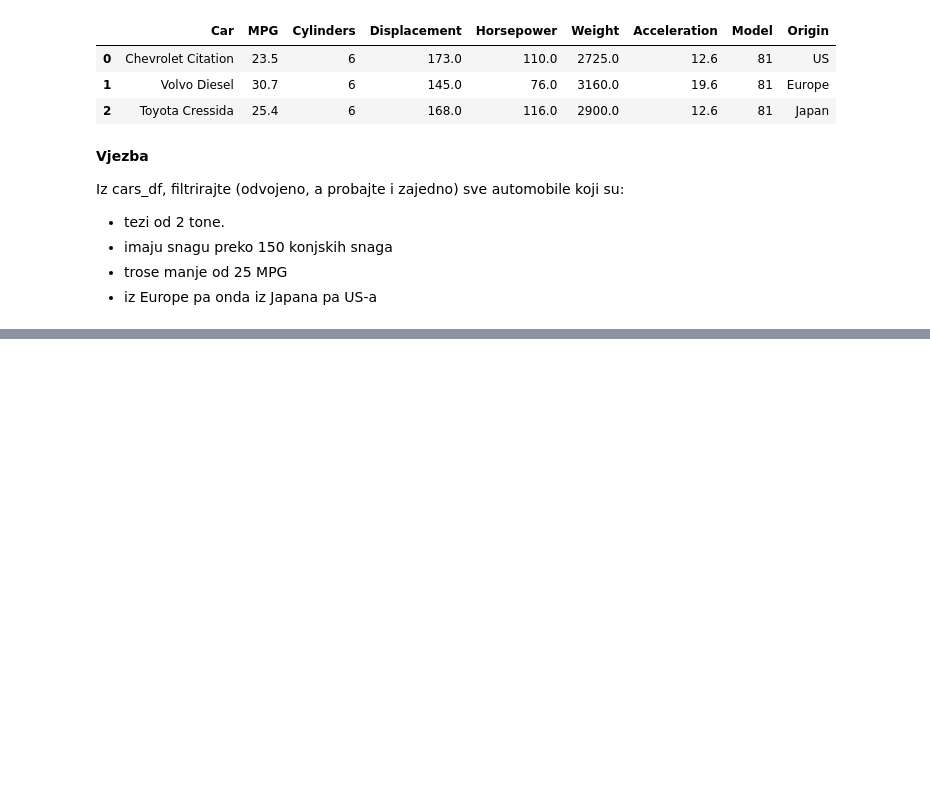
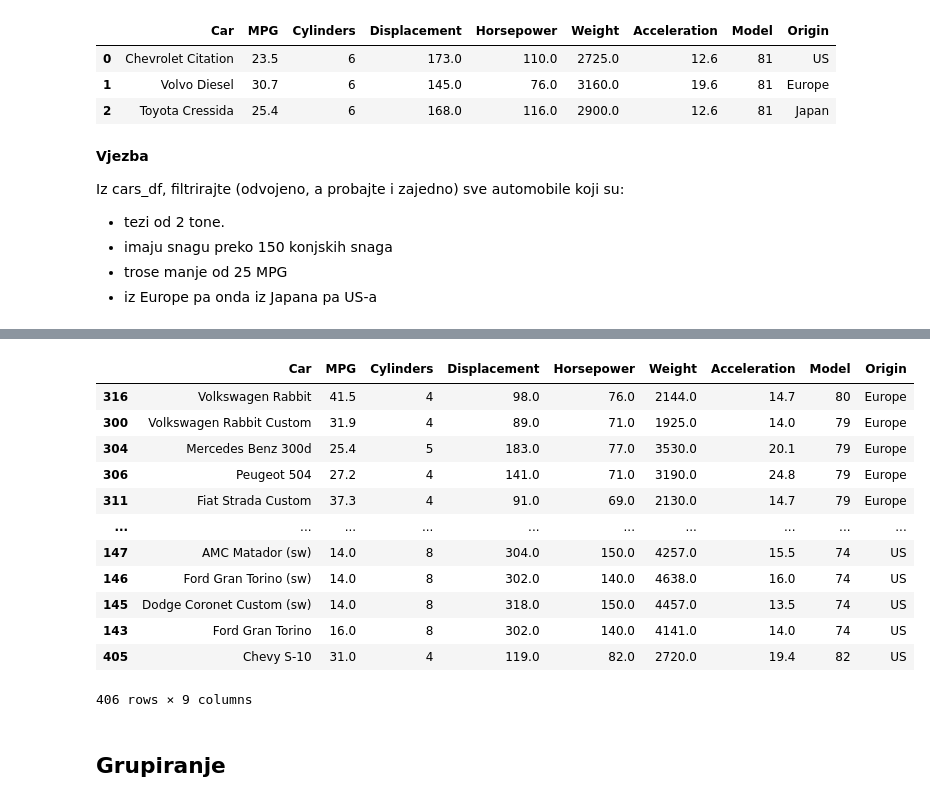
Before and after one commit to Josip996/pyds-ponavljanje, a Jupyter notebook: 3_vjezba_uvod_pandas.ipynb, the cells around one changed output, grey strips where cells are left out. Drawn from its saved outputs; the diff is of its cells as text; code cells hidden in the pictures; blank space fills up the shorter version.

```diff
--- a/3_vjezba_uvod_pandas.ipynb
+++ b/3_vjezba_uvod_pandas.ipynb
@@ -1054,0 +1097,18 @@ Iz cars_df, filtrirajte (odvojeno, a probajte i zajedno) sve automobile koji su:
+# %%
+cars_df.sort_values(by=['Origin'])
+# %% [output]
+|  | Car | MPG | Cylinders | Displacement | Horsepower | Weight | Acceleration | Model | Origin |
+| 316 | Volkswagen Rabbit | 41.5 | 4 | 98.0 | 76.0 | 2144.0 | 14.7 | 80 | Europe |
+| 300 | Volkswagen Rabbit Custom | 31.9 | 4 | 89.0 | 71.0 | 1925.0 | 14.0 | 79 | Europe |
+| 304 | Mercedes Benz 300d | 25.4 | 5 | 183.0 | 77.0 | 3530.0 | 20.1 | 79 | Europe |
+| 306 | Peugeot 504 | 27.2 | 4 | 141.0 | 71.0 | 3190.0 | 24.8 | 79 | Europe |
+| 311 | Fiat Strada Custom | 37.3 | 4 | 91.0 | 69.0 | 2130.0 | 14.7 | 79 | Europe |
+| ... | ... | ... | ... | ... | ... | ... | ... | ... | ... |
+| 147 | AMC Matador (sw) | 14.0 | 8 | 304.0 | 150.0 | 4257.0 | 15.5 | 74 | US |
+| 146 | Ford Gran Torino (sw) | 14.0 | 8 | 302.0 | 140.0 | 4638.0 | 16.0 | 74 | US |
+| 145 | Dodge Coronet Custom (sw) | 14.0 | 8 | 318.0 | 150.0 | 4457.0 | 13.5 | 74 | US |
+| 143 | Ford Gran Torino | 16.0 | 8 | 302.0 | 140.0 | 4141.0 | 14.0 | 74 | US |
+| 405 | Chevy S-10 | 31.0 | 4 | 119.0 | 82.0 | 2720.0 | 19.4 | 82 | US |
+406 rows × 9 columns
+# %% [markdown]
+## Grupiranje
```
Also changed, not shown: parts of 12 cells of this notebook.
